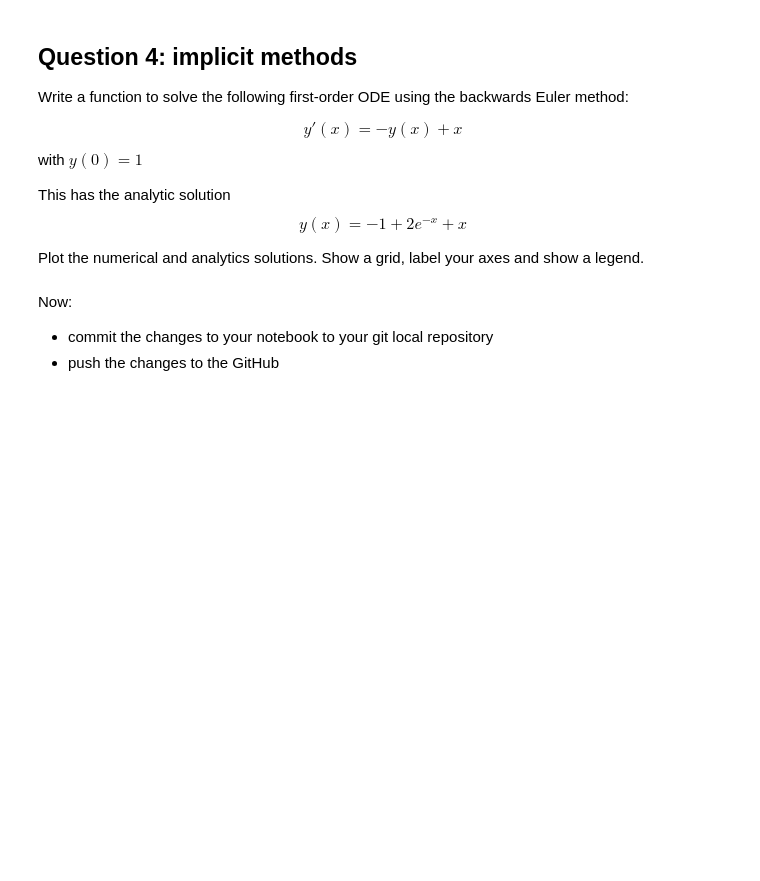
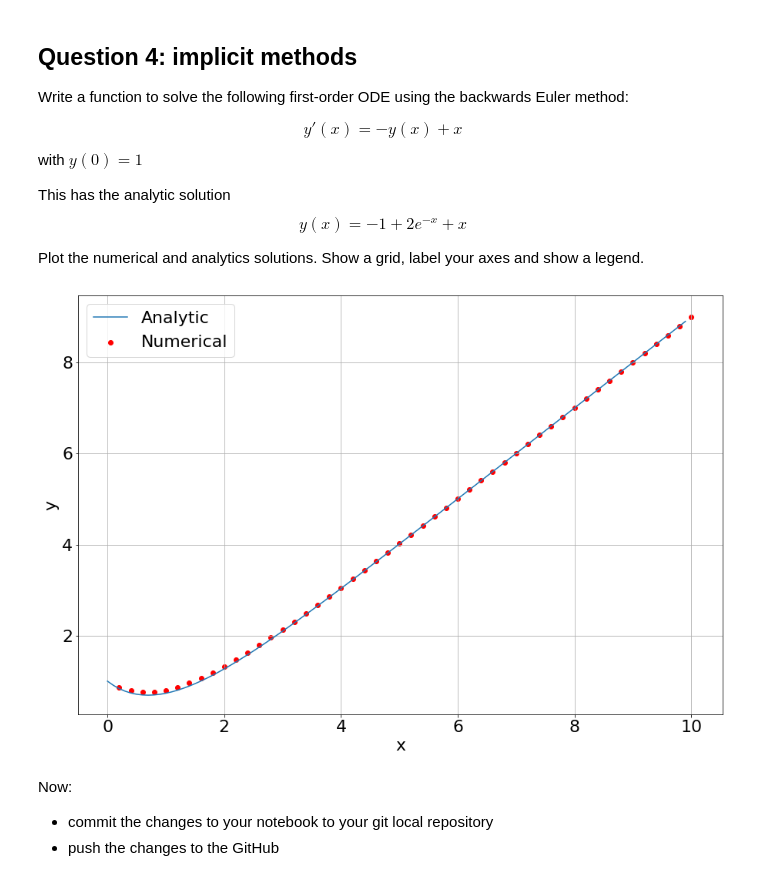
Before and after one commit to Conor-O-Mahony/ACM20030-Assignments, a Jupyter notebook: Assignment 3/Assignment-3.ipynb, the cells around one changed output. Saved outputs shown, nothing was run; the diff lists cells and outputs as text; code cells hidden in the pictures; blank space fills up the shorter version.

```diff
--- a/Assignment 3/Assignment-3.ipynb
+++ b/Assignment 3/Assignment-3.ipynb
@@ -295,6 +295,37 @@ $$
 $$
 
 Plot the numerical and analytics solutions. Show a grid, label your axes and show a legend.
+# %%
+def BackwardsEuler(x0,y0,dx,imax):
+    output = np.empty((imax, 2))
+    i = 0
+    xi = x0
+    yi = y0
+    while(i < imax):
+        xi1= xi+dx
+        yi = (yi+dx*(xi1))/(1+dx)
+        xi += dx
+        output[i, 0] = xi
+        output[i, 1] = yi
+        i += 1
+    return output
+
+
+def analytic(x):
+    return -1+2*np.exp(-x)+x
+
+sol=BackwardsEuler(0,1,0.2,50)
+
+x=np.arange(0,10,0.1)
+
+plt.plot(x,analytic(x))
+plt.scatter(sol[:,0],sol[:,1], c='r')
+plt.grid()
+plt.xlabel('x')
+plt.ylabel('y')
+plt.legend(['Analytic','Numerical']);
+# %% [output]
+[figure, added]
 # %% [markdown]
 Now:
 - commit the changes to your notebook to your git local repository
```
